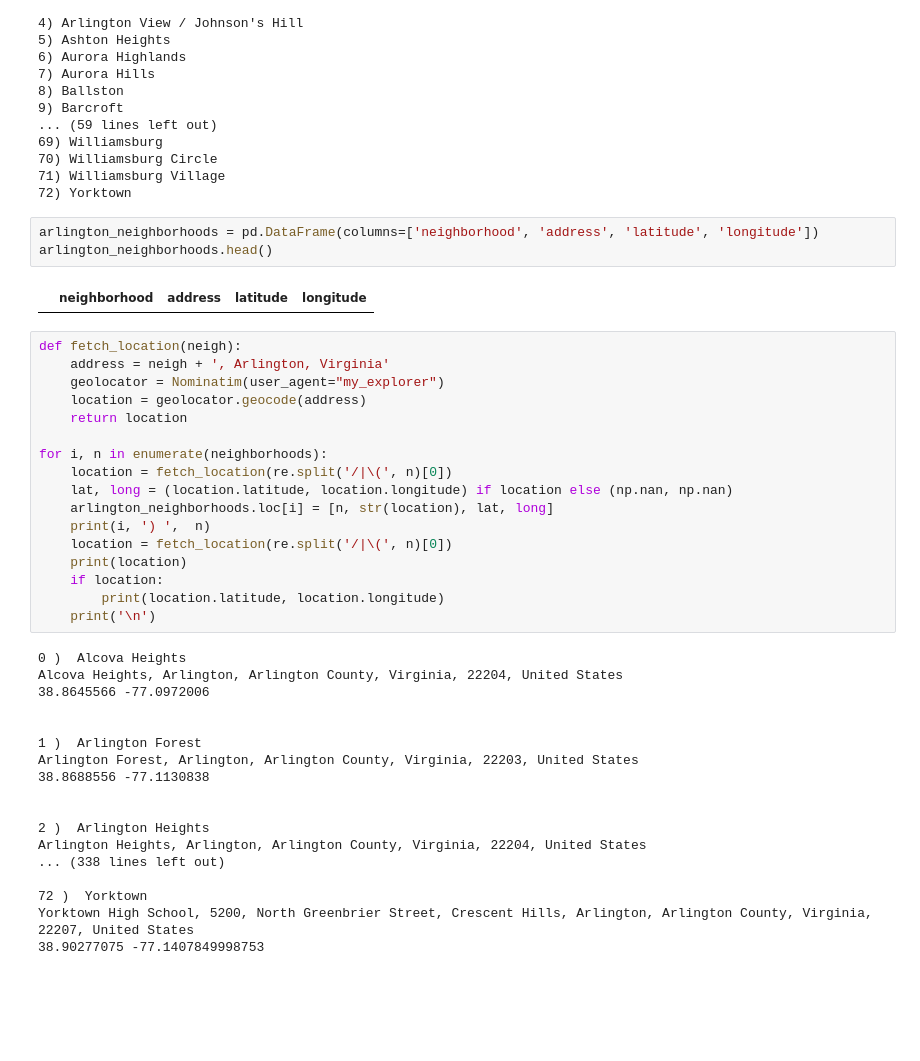
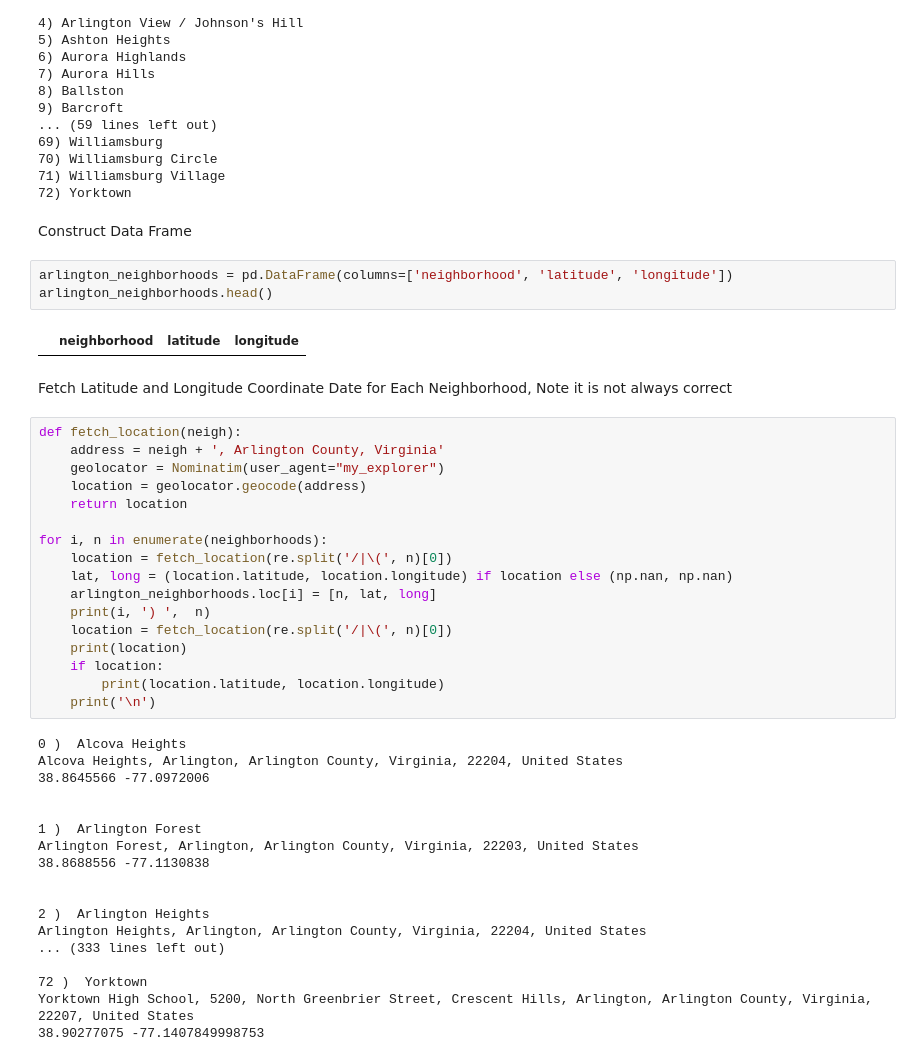
Before and after one commit to francis-eudy/Coursera_Capstone, a Jupyter notebook: Battle-of-Neighborhoods-Arlington-VA.ipynb, the cells around one changed output. Cells and saved outputs as stored; diff of their text form; blank space fills up the shorter version.

```diff
--- a/Battle-of-Neighborhoods-Arlington-VA.ipynb
+++ b/Battle-of-Neighborhoods-Arlington-VA.ipynb
@@ -83,14 +85,18 @@ Neighborhoods in Arlington County, Va
 70) Williamsburg Circle
 71) Williamsburg Village
 72) Yorktown
+# %% [markdown]
+Construct Data Frame
 # %%
-arlington_neighborhoods = pd.DataFrame(columns=['neighborhood', 'address', 'latitude', 'longitude'])
+arlington_neighborhoods = pd.DataFrame(columns=['neighborhood', 'latitude', 'longitude'])
 arlington_neighborhoods.head()
 # %% [output]
-|  | neighborhood | address | latitude | longitude |
+|  | neighborhood | latitude | longitude |
+# %% [markdown]
+Fetch Latitude and Longitude Coordinate Date for Each Neighborhood, Note it is not always correct
 # %%
 def fetch_location(neigh):
-    address = neigh + ', Arlington, Virginia'
+    address = neigh + ', Arlington County, Virginia'
     geolocator = Nominatim(user_agent="my_explorer")
     location = geolocator.geocode(address)
     return location
@@ -98,7 +104,7 @@ def fetch_location(neigh):
 for i, n in enumerate(neighborhoods):
     location = fetch_location(re.split('/|\(', n)[0])
     lat, long = (location.latitude, location.longitude) if location else (np.nan, np.nan)
-    arlington_neighborhoods.loc[i] = [n, str(location), lat, long]
+    arlington_neighborhoods.loc[i] = [n, lat, long]
     print(i, ') ',  n)
     location = fetch_location(re.split('/|\(', n)[0])
     print(location)
@@ -118,7 +124,7 @@ Arlington Forest, Arlington, Arlington County, Virginia, 22203, United States
 
 2 )  Arlington Heights
 Arlington Heights, Arlington, Arlington County, Virginia, 22204, United States
-... (338 lines left out)
+... (333 lines left out)
 
 72 )  Yorktown
 Yorktown High School, 5200, North Greenbrier Street, Crescent Hills, Arlington, Arlington County, Virginia, 22207, United States
```
Also changed, not shown: parts of 21 cells of this notebook.
